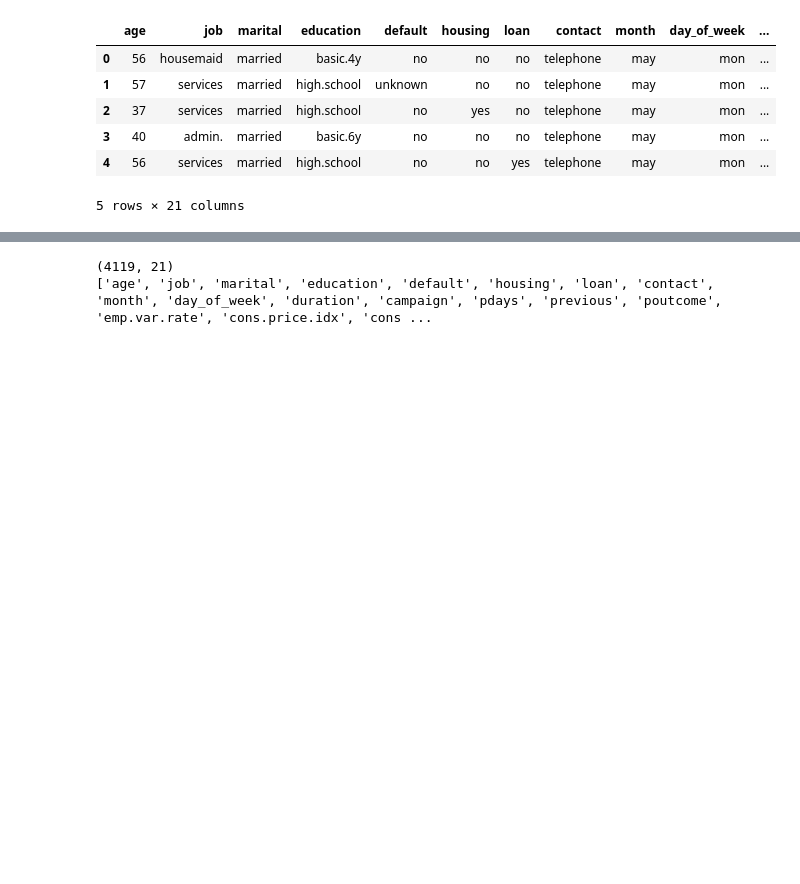
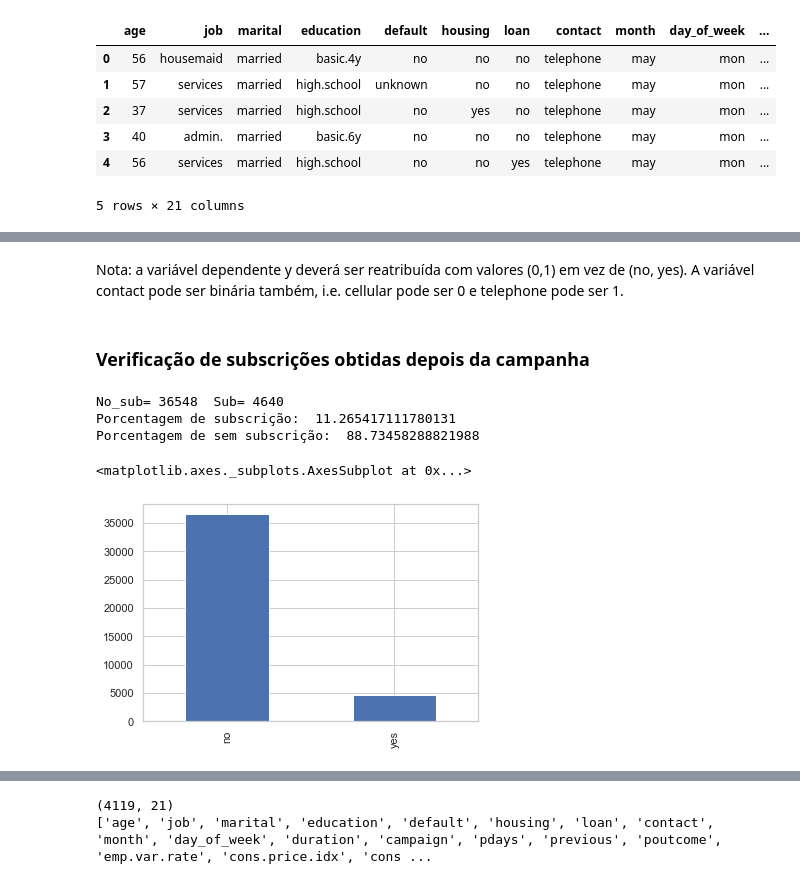
Before and after one commit to edbkei/MO416PROJ3, a Jupyter notebook: Projeto3/Project3.ipynb, the cells around one changed output, grey strips where cells are left out. Saved outputs shown, nothing was run; the diff lists cells and outputs as text; code cells hidden in the pictures; blank space fills up the shorter version.

```diff
--- a/Projeto3/Project3.ipynb
+++ b/Projeto3/Project3.ipynb
@@ -102,6 +131,0 @@ Let us group “basic.4y”, “basic.9y” and “basic.6y” together and call
-# %%
-data['education']=np.where(data['education'] =='basic.9y', 'Basic', data['education'])
-data['education']=np.where(data['education'] =='basic.6y', 'Basic', data['education'])
-data['education']=np.where(data['education'] =='basic.4y', 'Basic', data['education'])
-data['y']=np.where(data['y'] =='yes', 1, data['y'])
-data['y']=np.where(data['y'] =='no',  0, data['y'])
@@ -255,11 +131,0 @@ That is variables with only two values, zero's an one's
-# %%
-cat_vars=['job','marital','education','default','housing','loan','contact','month','day_of_week','poutcome']
-for var in cat_vars:
-    cat_list='var'+'_'+var
-    cat_list = pd.get_dummies(data[var], prefix=var)
-    data1=data.join(cat_list)
-    data=data1
-
-cat_vars=['job','marital','education','default','housing','loan','contact','month','day_of_week','poutcome']
-data_vars=data.columns.values.tolist()
-to_keep=[i for i in data_vars if i not in cat_vars]
@@ -564,0 +158,20 @@ Read test data set (holdout)
+# %% [markdown]
+Nota: a variável dependente y deverá ser reatribuída com valores (0,1) em vez de (no, yes). A variável contact pode ser binária também, i.e. cellular pode ser 0 e telephone pode ser 1.
+# %% [markdown]
+### Verificação de subscrições obtidas depois da campanha
+# %%
+No_sub = len(data[data['y']=='no'])
+Sub = len(data[data['y']=='yes'])
+print('No_sub=',No_sub,' Sub=',Sub)
+percent_No_sub = (No_sub/len(data['y']))*100
+percent_sub=(Sub/len(data['y']))*100
+print('Porcentagem de subscrição: ',percent_sub)
+print('Porcentagem de sem subscrição: ',percent_No_sub)
+
+data['y'].value_counts().plot.bar()
+# %% [output]
+No_sub= 36548  Sub= 4640
+Porcentagem de subscrição:  11.265417111780131
+Porcentagem de sem subscrição:  88.73458288821988
+<matplotlib.axes._subplots.AxesSubplot at 0x...>
+[figure, added]
```
Also changed, not shown: parts of 159 cells of this notebook.
